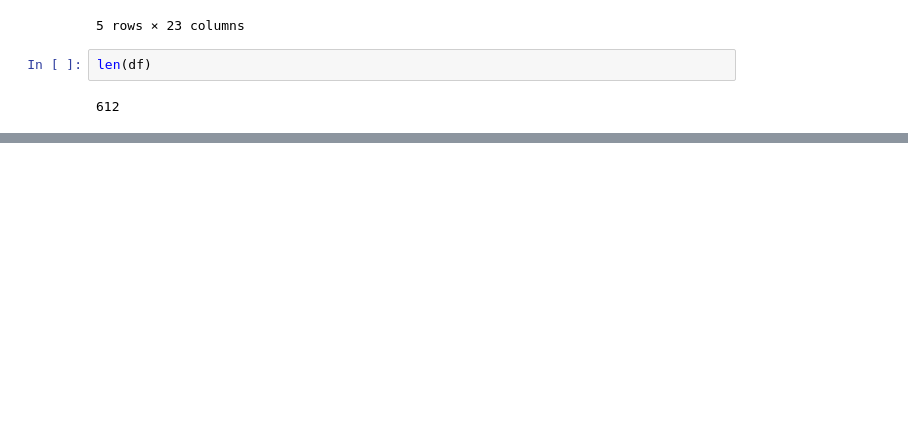
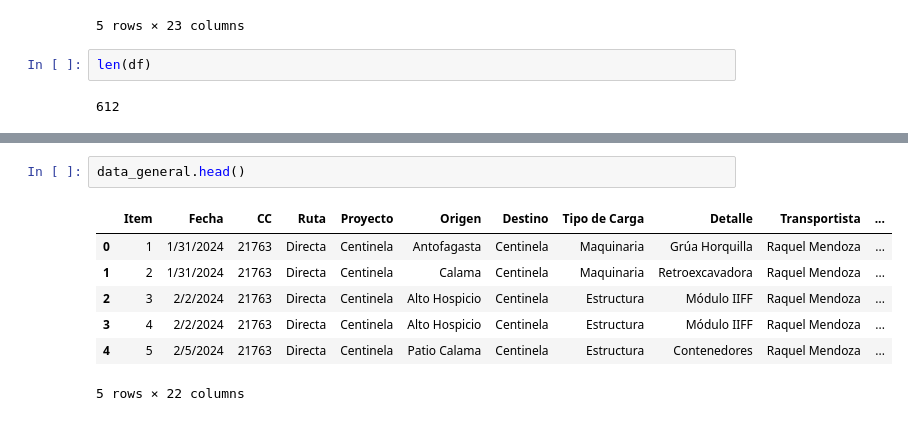
Before and after one commit to chatpremium69/tecnofast, a Jupyter notebook: data/pruebas.ipynb, the cells around one changed output, grey strips where cells are left out. Drawn from its saved outputs; the diff is of its cells as text; blank space fills up the shorter version.

```diff
--- a/data/pruebas.ipynb
+++ b/data/pruebas.ipynb
@@ -132,0 +346,10 @@ dfm.head(1000)
+# %%
+data_general.head()
+# %% [output]
+|  | Item | Fecha | CC | Ruta | Proyecto | Origen | Destino | Tipo de Carga | Detalle | Transportista | ... |
+| 0 | 1 | 1/31/2024 | 21763 | Directa | Centinela | Antofagasta | Centinela | Maquinaria | Grúa Horquilla | Raquel Mendoza | ... |
+| 1 | 2 | 1/31/2024 | 21763 | Directa | Centinela | Calama | Centinela | Maquinaria | Retroexcavadora | Raquel Mendoza | ... |
+| 2 | 3 | 2/2/2024 | 21763 | Directa | Centinela | Alto Hospicio | Centinela | Estructura | Módulo IIFF | Raquel Mendoza | ... |
+| 3 | 4 | 2/2/2024 | 21763 | Directa | Centinela | Alto Hospicio | Centinela | Estructura | Módulo IIFF | Raquel Mendoza | ... |
+| 4 | 5 | 2/5/2024 | 21763 | Directa | Centinela | Patio Calama | Centinela | Estructura | Contenedores | Raquel Mendoza | ... |
+5 rows × 22 columns
```
Also changed, not shown: parts of 20 cells of this notebook, 3 other files.
